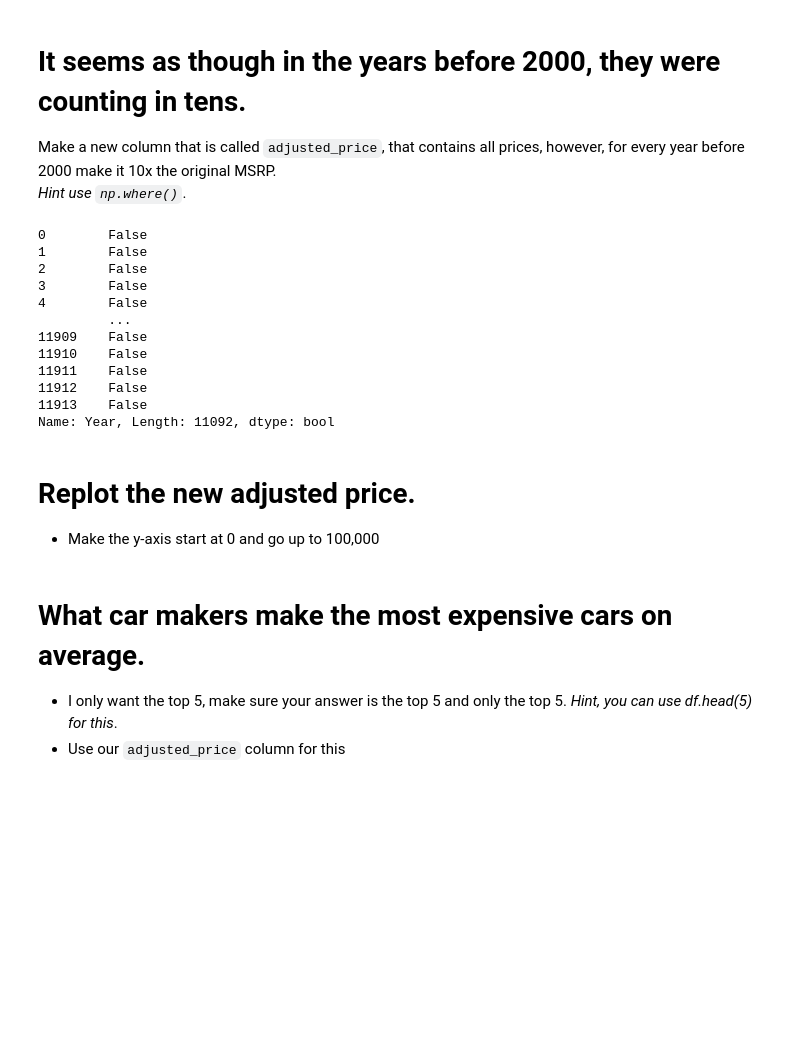
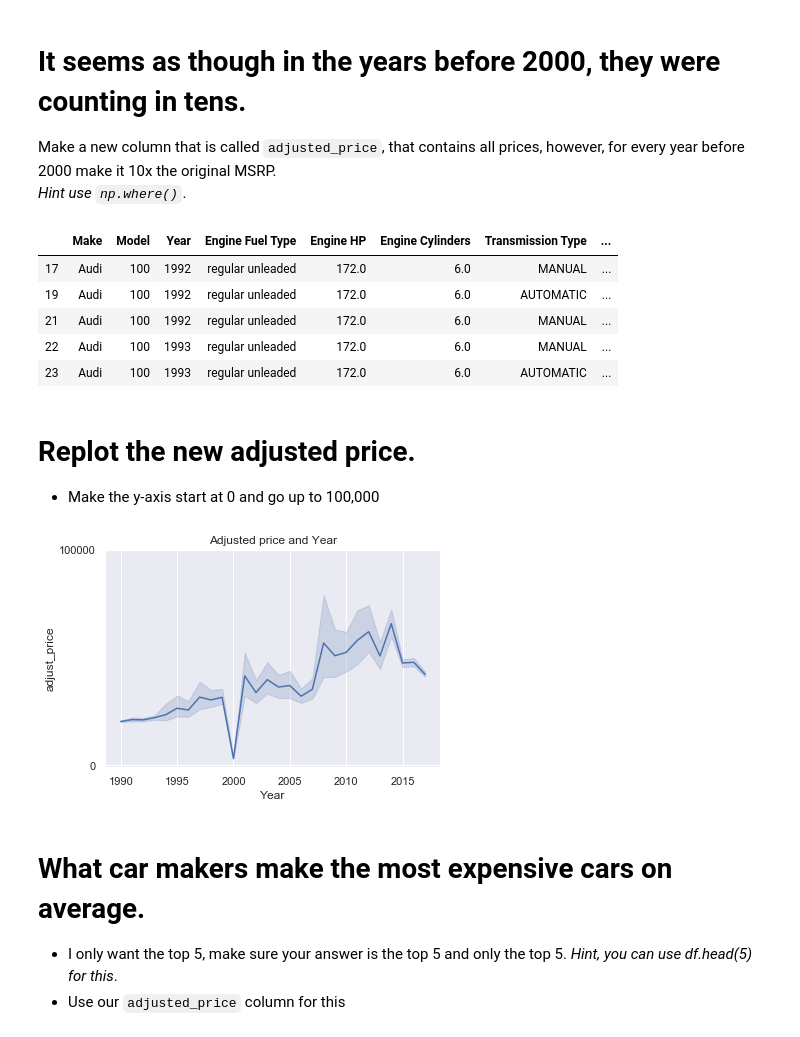
Before and after one commit to miaonanlin/2021-spring-data-science, a Jupyter notebook: Week2-EDA/Exercise-EDA.ipynb, the cells around one changed output. Saved outputs shown, nothing was run; the diff lists cells and outputs as text; code cells hidden in the pictures; blank space fills up the shorter version.

```diff
--- a/Week2-EDA/Exercise-EDA.ipynb
+++ b/Week2-EDA/Exercise-EDA.ipynb
@@ -155,27 +155,29 @@ _Hint use `np.where()`_.
 
 before = df['Year'] < 2000
 
+df['adjust_price']= np.where(before, df['MSRP']*10, df['MSRP']*1)
 
-df['adjust_price'] = df['MSRP']
-df['adjust_price']= np.where(before, df['MSRP']*10, df['MSRP']*1)
+df[before].head()
 # %% [output]
-0        False
-1        False
-2        False
-3        False
-4        False
-         ...
-11909    False
-11910    False
-11911    False
-11912    False
-11913    False
-Name: Year, Length: 11092, dtype: bool
+|  | Make | Model | Year | Engine Fuel Type | Engine HP | Engine Cylinders | Transmission Type | ... |
+| 17 | Audi | 100 | 1992 | regular unleaded | 172.0 | 6.0 | MANUAL | ... |
+| 19 | Audi | 100 | 1992 | regular unleaded | 172.0 | 6.0 | AUTOMATIC | ... |
+| 21 | Audi | 100 | 1992 | regular unleaded | 172.0 | 6.0 | MANUAL | ... |
+| 22 | Audi | 100 | 1993 | regular unleaded | 172.0 | 6.0 | MANUAL | ... |
+| 23 | Audi | 100 | 1993 | regular unleaded | 172.0 | 6.0 | AUTOMATIC | ... |
 # %% [markdown]
 # Replot the new adjusted price.
 * Make the y-axis start at 0 and go up to 100,000
 # %%
 # Replot the new adjusted price and make the y-axis start at 0 and go up to 100,000
+
+replot = sns.lineplot(data=df, x='Year', y='adjust_price');
+
+replot.set_yticks(ticks=[0,100000]);
+
+replot.set_title('Adjusted price and Year');
+# %% [output]
+[figure, added]
 # %% [markdown]
 # What car makers make the most expensive cars on average.
 * I only want the top 5, make sure your answer is the top 5 and only the top 5. _Hint, you can use df.head(5) for this_.
```
Also changed, not shown: parts of 14 cells of this notebook.
